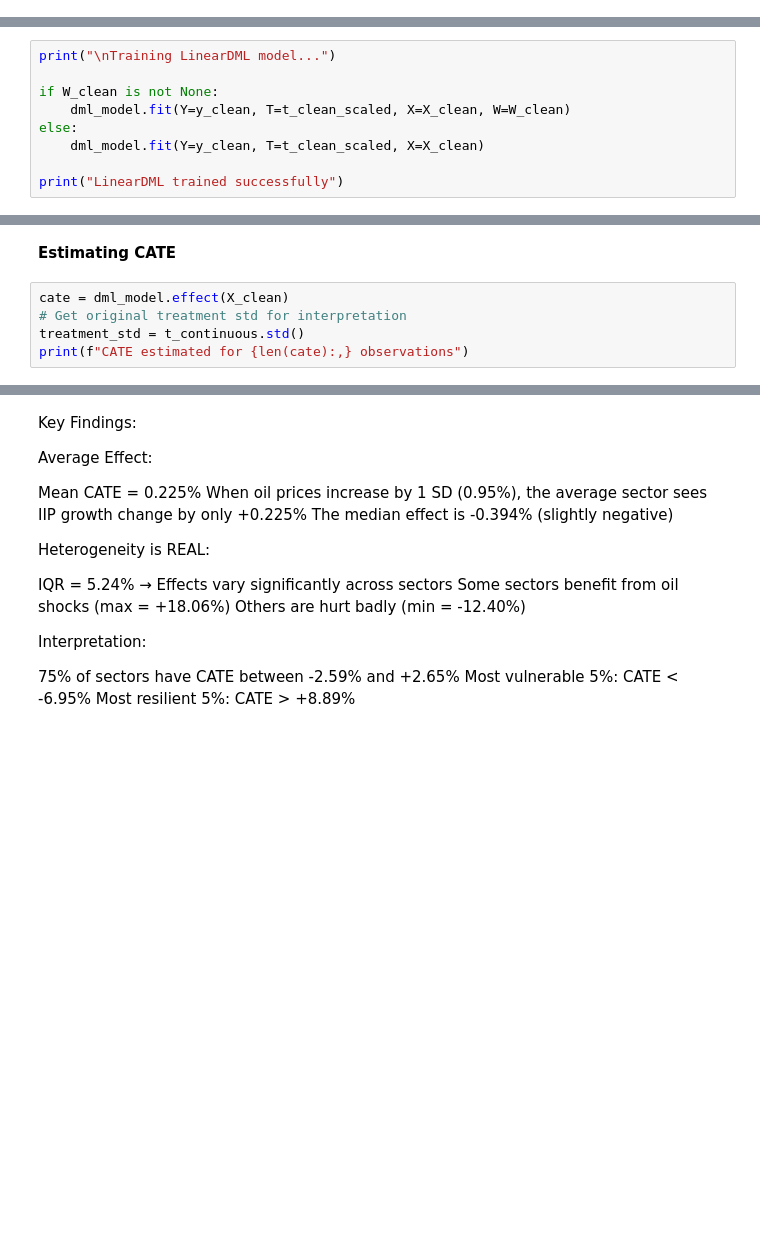
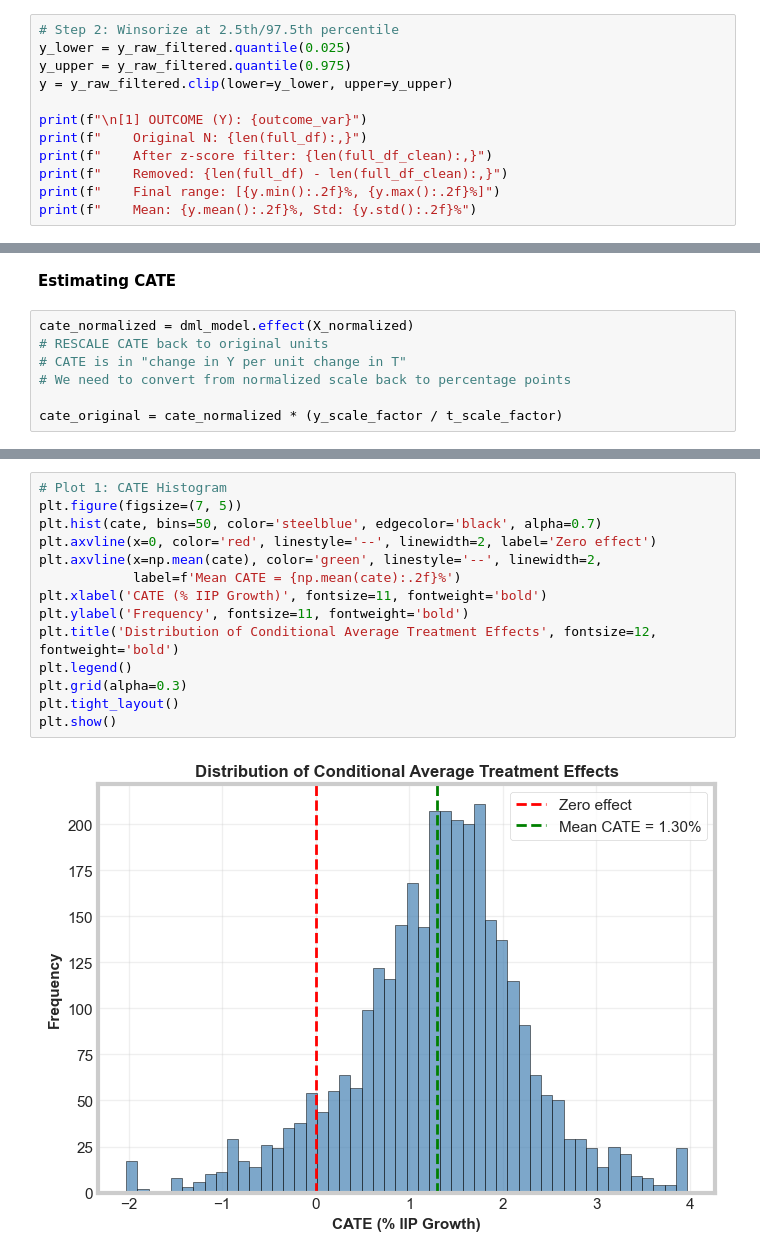
Before and after one commit to aaronmat1905/global-trade-shocks-analysis, a Jupyter notebook: notebooks/s2_causalML.ipynb, the cells around one changed output, grey strips where cells are left out. Saved outputs shown, nothing was run; the diff lists cells and outputs as text; blank space fills up the shorter version.

```diff
--- a/notebooks/s2_causalML.ipynb
+++ b/notebooks/s2_causalML.ipynb
@@ -216,0 +218,12 @@ print(f"    Range: [{y.min():.2f}%, {y.max():.2f}%]")
+# %%
+# Step 2: Winsorize at 2.5th/97.5th percentile
+y_lower = y_raw_filtered.quantile(0.025)
+y_upper = y_raw_filtered.quantile(0.975)
+y = y_raw_filtered.clip(lower=y_lower, upper=y_upper)
+
+print(f"\n[1] OUTCOME (Y): {outcome_var}")
+print(f"    Original N: {len(full_df):,}")
+print(f"    After z-score filter: {len(full_df_clean):,}")
+print(f"    Removed: {len(full_df) - len(full_df_clean):,}")
+print(f"    Final range: [{y.min():.2f}%, {y.max():.2f}%]")
+print(f"    Mean: {y.mean():.2f}%, Std: {y.std():.2f}%")
@@ -454,9 +375,0 @@ dml_model = LinearDML(
-# %%
-print("\nTraining LinearDML model...")
-
-if W_clean is not None:
-    dml_model.fit(Y=y_clean, T=t_clean_scaled, X=X_clean, W=W_clean)
-else:
-    dml_model.fit(Y=y_clean, T=t_clean_scaled, X=X_clean)
-
-print("LinearDML trained successfully")
@@ -466,7 +376,9 @@ LinearDML trained successfully
 # %% [markdown]
 **Estimating CATE**
 # %%
-cate = dml_model.effect(X_clean)
-# Get original treatment std for interpretation
-treatment_std = t_continuous.std()
-print(f"CATE estimated for {len(cate):,} observations")
+cate_normalized = dml_model.effect(X_normalized)
+# RESCALE CATE back to original units
+# CATE is in "change in Y per unit change in T"
+# We need to convert from normalized scale back to percentage points
+
+cate_original = cate_normalized * (y_scale_factor / t_scale_factor)
@@ -561,22 +493,16 @@ else:
-# %% [markdown]
-Key Findings:
-
-Average Effect:
-
-Mean CATE = 0.225%
-When oil prices increase by 1 SD (0.95%), the average sector sees IIP growth change by only +0.225%
-The median effect is -0.394% (slightly negative)
-
-
-Heterogeneity is REAL:
-
-IQR = 5.24% → Effects vary significantly across sectors
-Some sectors benefit from oil shocks (max = +18.06%)
-Others are hurt badly (min = -12.40%)
-
-
-Interpretation:
-
-75% of sectors have CATE between -2.59% and +2.65%
-Most vulnerable 5%: CATE < -6.95%
-Most resilient 5%: CATE > +8.89%
+# %%
+# Plot 1: CATE Histogram
+plt.figure(figsize=(7, 5))
+plt.hist(cate, bins=50, color='steelblue', edgecolor='black', alpha=0.7)
+plt.axvline(x=0, color='red', linestyle='--', linewidth=2, label='Zero effect')
+plt.axvline(x=np.mean(cate), color='green', linestyle='--', linewidth=2,
+            label=f'Mean CATE = {np.mean(cate):.2f}%')
+plt.xlabel('CATE (% IIP Growth)', fontsize=11, fontweight='bold')
+plt.ylabel('Frequency', fontsize=11, fontweight='bold')
+plt.title('Distribution of Conditional Average Treatment Effects', fontsize=12, fontweight='bold')
+plt.legend()
+plt.grid(alpha=0.3)
+plt.tight_layout()
+plt.show()
+# %% [output]
+[figure, added]
```
Also changed, not shown: parts of 23 cells of this notebook, 2 other files.
